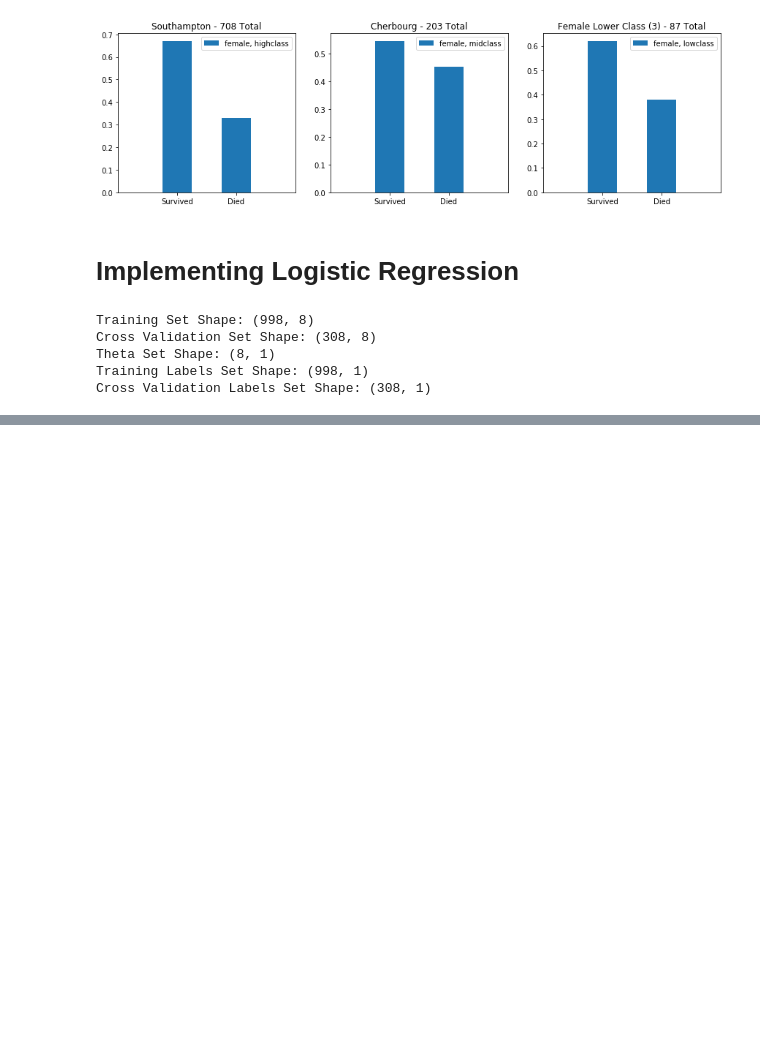
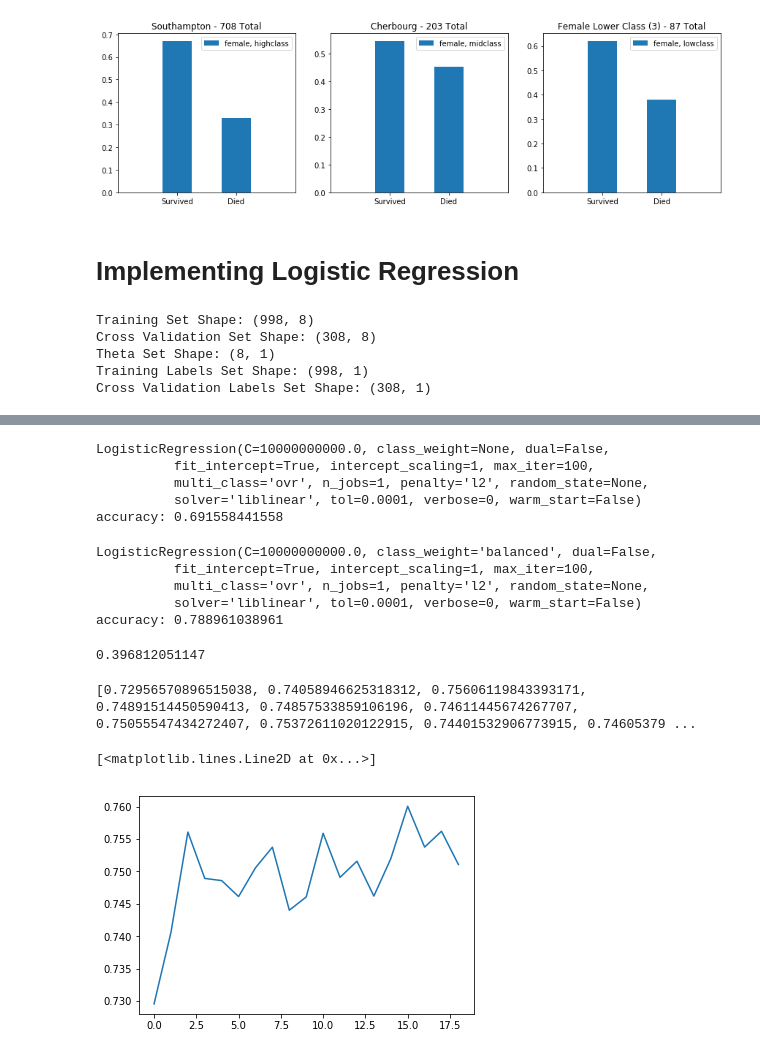
Before and after one commit to SebastianCerquera/titanic-logistic-regression, a Jupyter notebook: logisticReg_Titanic.ipynb, the cells around one changed output, grey strips where cells are left out. Cells and saved outputs as stored; diff of their text form; code cells hidden in the pictures; blank space fills up the shorter version.

Commit message:
Adding tests against scikit-learn algorithms

```diff
--- a/logisticReg_Titanic.ipynb
+++ b/logisticReg_Titanic.ipynb
@@ -424,0 +453,71 @@ array([[-0.20928868],
+# %%
+# C is the inverse of the regularization constant
+# Can turn it off by making it large - default is 1.0
+
+from sklearn.linear_model import LogisticRegression
+
+logR = LogisticRegression(C=1e10)
+
+logR.fit(features, labels_sk)
+
+labelsPred = logR.predict(testFeatures)
+
+print(logR)
+print("accuracy:", np.sum(testLabels_sk == labelsPred) * 1. / len(testLabels_sk))
+# %% [output]
+LogisticRegression(C=10000000000.0, class_weight=None, dual=False,
+          fit_intercept=True, intercept_scaling=1, max_iter=100,
+          multi_class='ovr', n_jobs=1, penalty='l2', random_state=None,
+          solver='liblinear', tol=0.0001, verbose=0, warm_start=False)
+accuracy: 0.691558441558
+# %%
+# automatically assigns weights to the coeffiecient
+# "balanced" based on inverse proportion to the class frequencies - could see this being more useful in multiclass
+
+from sklearn.linear_model import LogisticRegression
+
+logR = LogisticRegression(C=1e10, class_weight="balanced")
+
+logR.fit(features, labels_sk)
+
+labelsPred = logR.predict(testFeatures)
+
+print(logR)
+print("accuracy:", np.sum(testLabels_sk == labelsPred) * 1. / len(testLabels_sk))
+# %% [output]
+LogisticRegression(C=10000000000.0, class_weight='balanced', dual=False,
+          fit_intercept=True, intercept_scaling=1, max_iter=100,
+          multi_class='ovr', n_jobs=1, penalty='l2', random_state=None,
+          solver='liblinear', tol=0.0001, verbose=0, warm_start=False)
+accuracy: 0.788961038961
+# %%
+from sklearn.linear_model import LogisticRegression
+from sklearn.cross_validation import train_test_split
+from sklearn import metrics
+
+logR = LogisticRegression(C=1e10)
+
+#Cross validation
+X1, X2, y1, y2 = train_test_split(features, labels_sk, test_size=0.5)
+
+y1_pred = logR.fit(X1, y1).predict(X2)
+y2_pred = logR.fit(X2, y2).predict(X1)
+
+print(np.mean([metrics.precision_score(y1, y1_pred), metrics.precision_score(y2, y2_pred)]))
+# %% [output]
+0.396812051147
+# %%
+from sklearn.cross_validation import cross_val_score
+
+cvVals = np.linspace(2,20,19, dtype=int)
+
+precision = []
+for cv in cvVals:
+    precision.append(np.mean(cross_val_score(LogisticRegression(C=1e10), features, labels_sk, cv=cv, scoring='precision')))
+
+print(precision)
+plt.plot(precision)
+# %% [output]
+[0.72956570896515038, 0.74058946625318312, 0.75606119843393171, 0.74891514450590413, 0.74857533859106196, 0.74611445674267707, 0.75055547434272407, 0.75372611020122915, 0.74401532906773915, 0.74605379 ...
+[<matplotlib.lines.Line2D at 0x...>]
+[figure, added]
```
Also changed, not shown: parts of 11 cells of this notebook, 1 other file.
